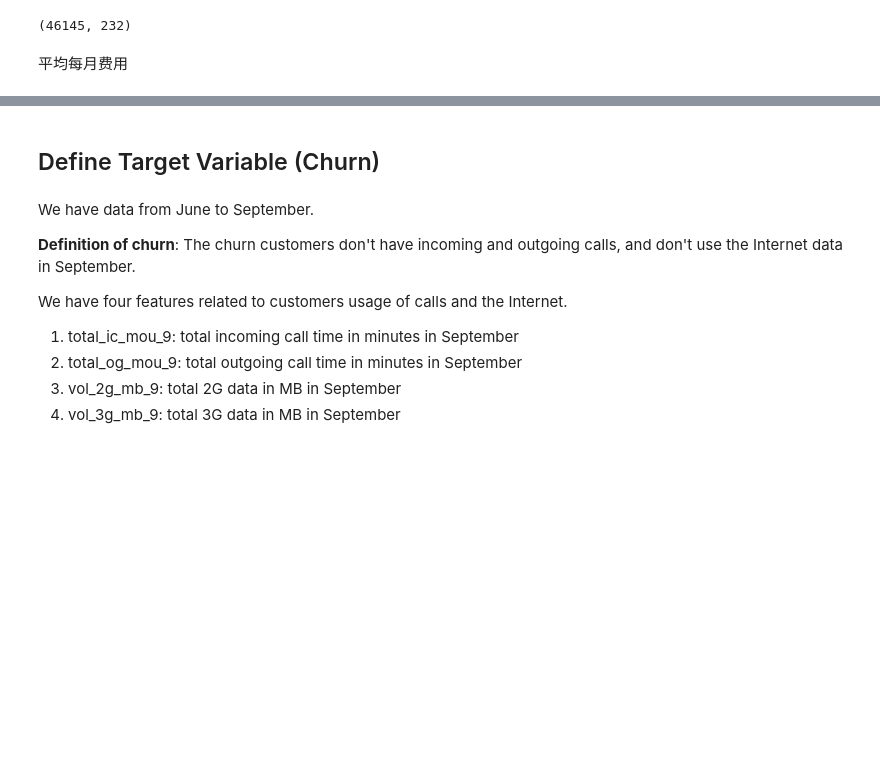
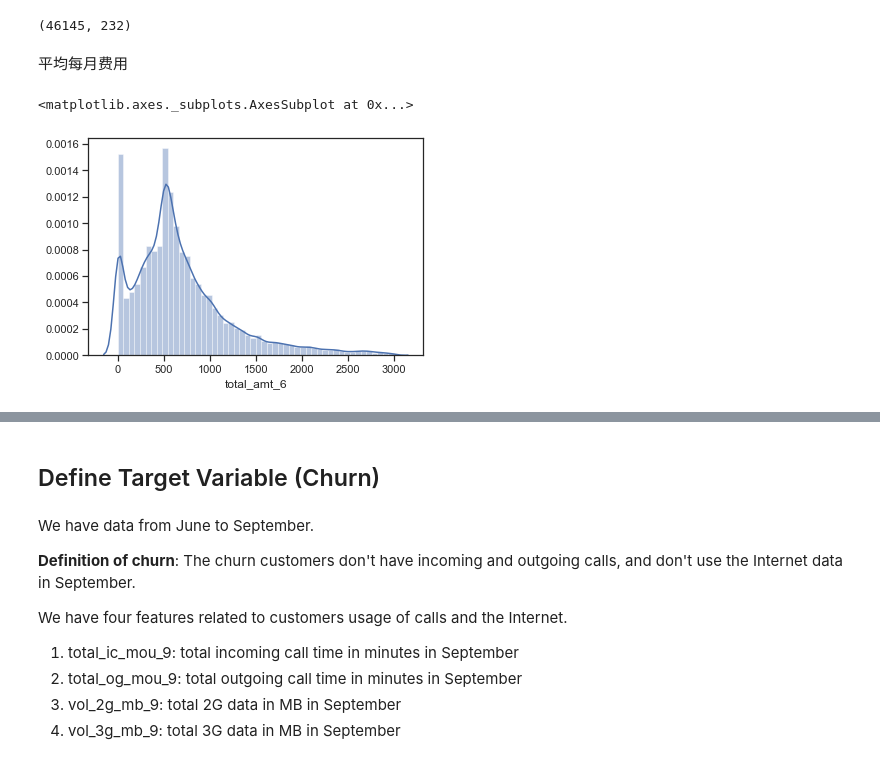
Before and after one commit to Crayon-ShinChan/ids-project, a Jupyter notebook: telecom_large/telecom.ipynb, the cells around one changed output, grey strips where cells are left out. Cells and saved outputs as stored; diff of their text form; code cells hidden in the pictures; blank space fills up the shorter version.

```diff
--- a/telecom_large/telecom.ipynb
+++ b/telecom_large/telecom.ipynb
@@ -154,3 +154,8 @@ highvalue.shape
 平均每月费用
 # %%
 # highvalue[total_amt_cols].mean().mean()
+# %%
+sns.distplot(highvalue.loc[highvalue['total_amt_6'] <= 3000, 'total_amt_6'])
+# %% [output]
+<matplotlib.axes._subplots.AxesSubplot at 0x...>
+[figure, added]
```
Also changed, not shown: parts of 83 cells of this notebook.
